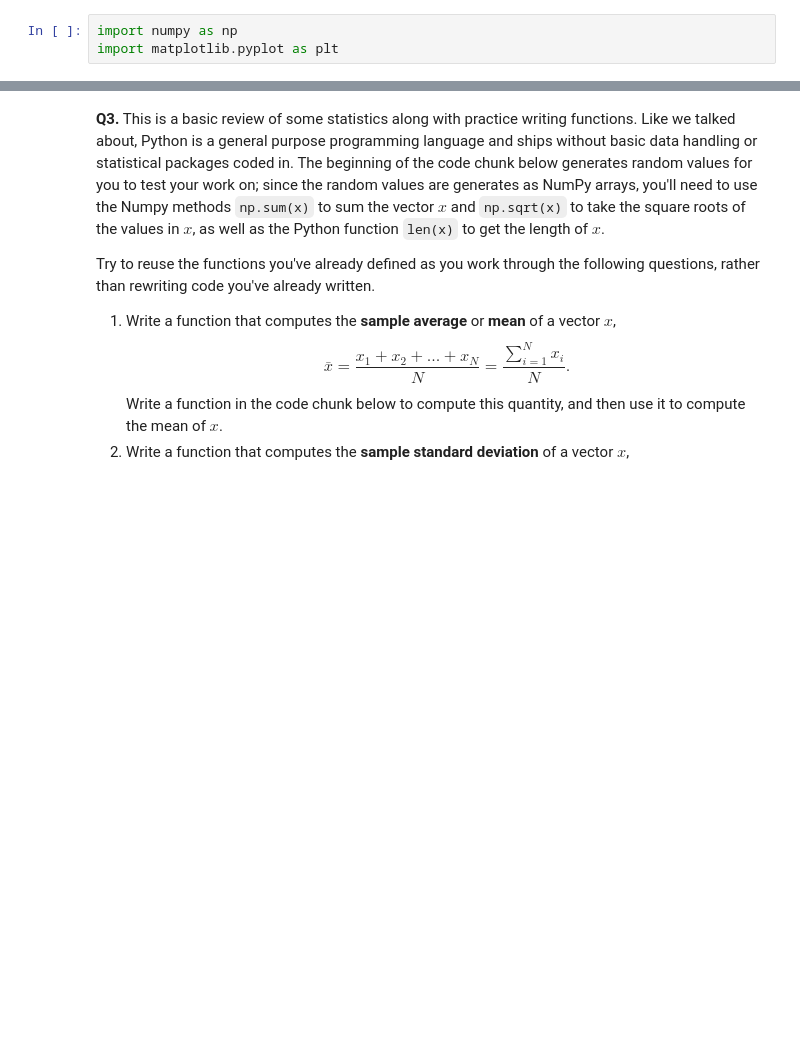
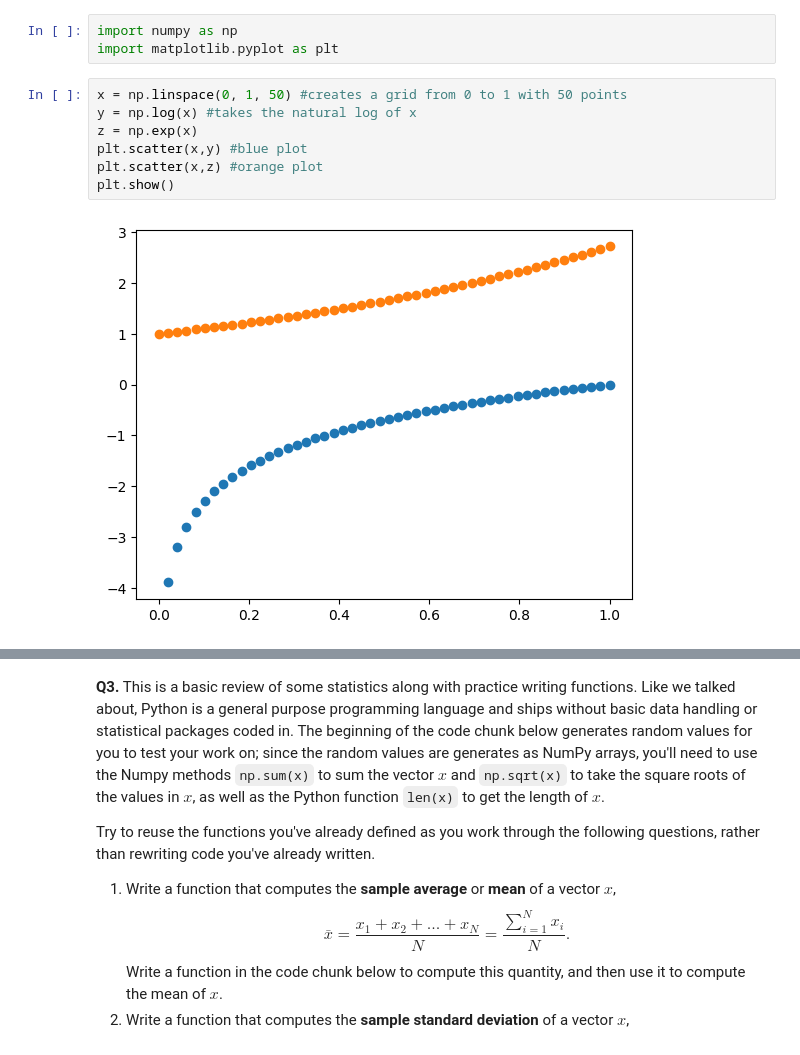
Before and after one commit to MeganVW06/programming, a Jupyter notebook: assignment/assignment_programming.ipynb, the cells around one changed output, grey strips where cells are left out. Saved outputs shown, nothing was run; the diff lists cells and outputs as text; blank space fills up the shorter version.

```diff
--- a/assignment/assignment_programming.ipynb
+++ b/assignment/assignment_programming.ipynb
@@ -40,3 +40,12 @@ Now do it again, with slightly less direction:
 # %%
 import numpy as np
 import matplotlib.pyplot as plt
+# %%
+x = np.linspace(0, 1, 50) #creates a grid from 0 to 1 with 50 points
+y = np.log(x) #takes the natural log of x
+z = np.exp(x)
+plt.scatter(x,y) #blue plot
+plt.scatter(x,z) #orange plot
+plt.show()
+# %% [output]
+[figure, added]
```
Also changed, not shown: parts of 3 cells of this notebook.
